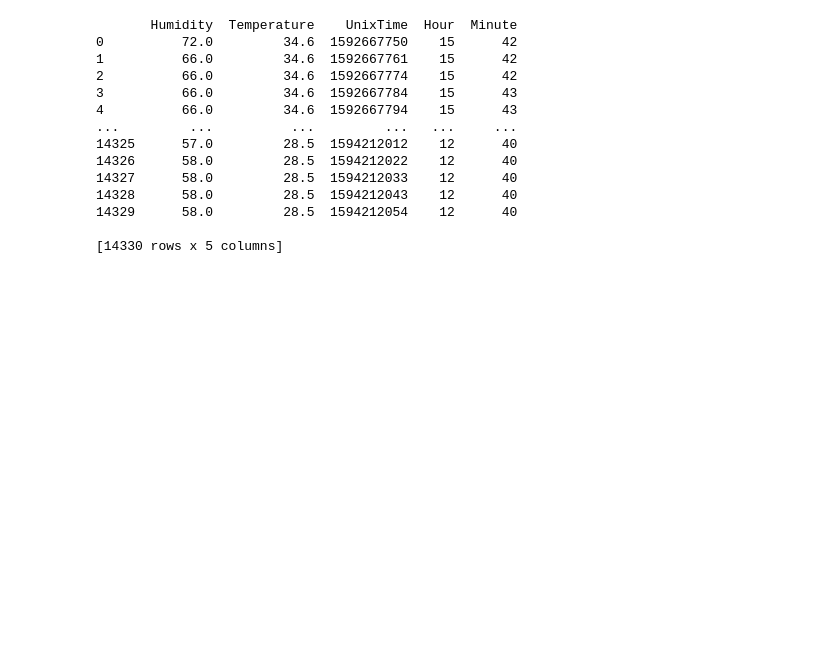
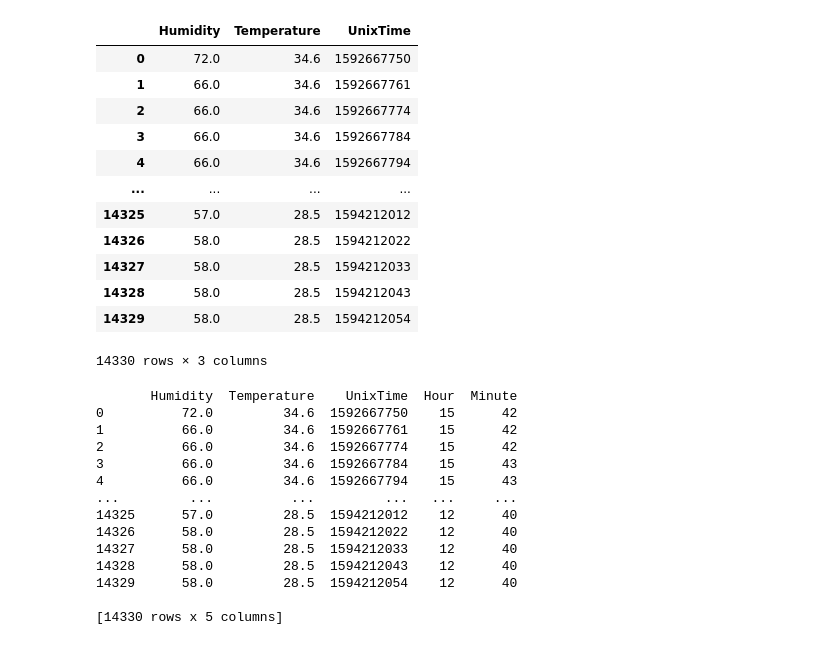
Before and after one commit to hqhoangvuong/MachineLearning_FinalProject, a Jupyter notebook: ML_Clear.ipynb, the cells around one changed output. Saved outputs shown, nothing was run; the diff lists cells and outputs as text; code cells hidden in the pictures; blank space fills up the shorter version.

```diff
--- a/ML_Clear.ipynb
+++ b/ML_Clear.ipynb
@@ -50,3 +86,19 @@ scatter_data(df_pure)
+# %%
+df_pure
+# %% [output]
+|  | Humidity | Temperature | UnixTime |
+| 0 | 72.0 | 34.6 | 1592667750 |
+| 1 | 66.0 | 34.6 | 1592667761 |
+| 2 | 66.0 | 34.6 | 1592667774 |
+| 3 | 66.0 | 34.6 | 1592667784 |
+| 4 | 66.0 | 34.6 | 1592667794 |
+| ... | ... | ... | ... |
+| 14325 | 57.0 | 28.5 | 1594212012 |
+| 14326 | 58.0 | 28.5 | 1594212022 |
+| 14327 | 58.0 | 28.5 | 1594212033 |
+| 14328 | 58.0 | 28.5 | 1594212043 |
+| 14329 | 58.0 | 28.5 | 1594212054 |
+14330 rows × 3 columns
 # %%
 hour_list = []
 minute_list = []
```
Also changed, not shown: parts of 4 cells of this notebook, 6 other files.
